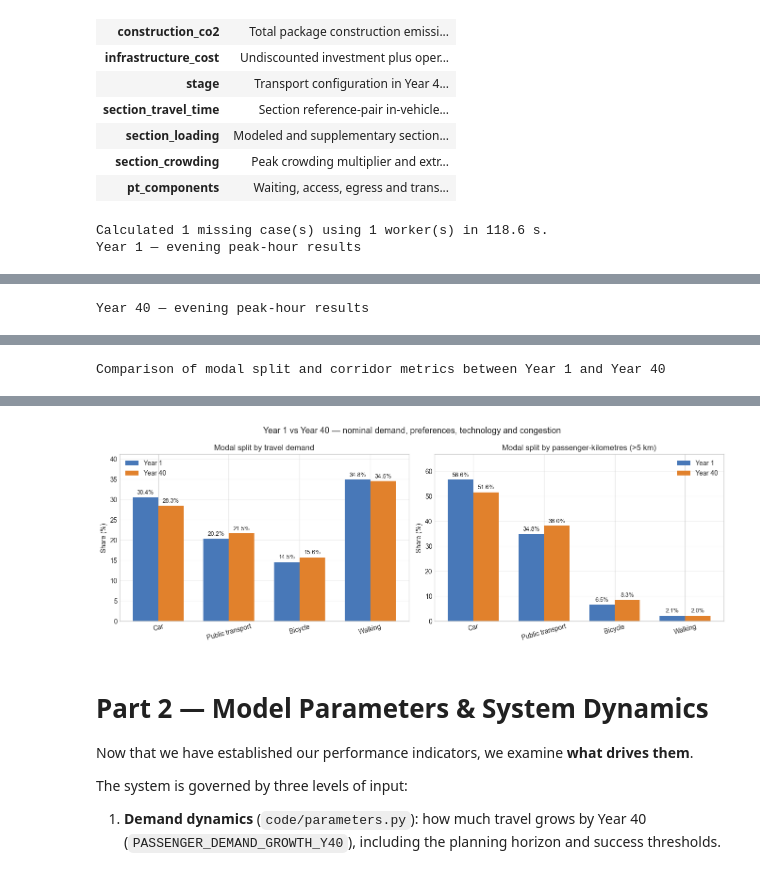
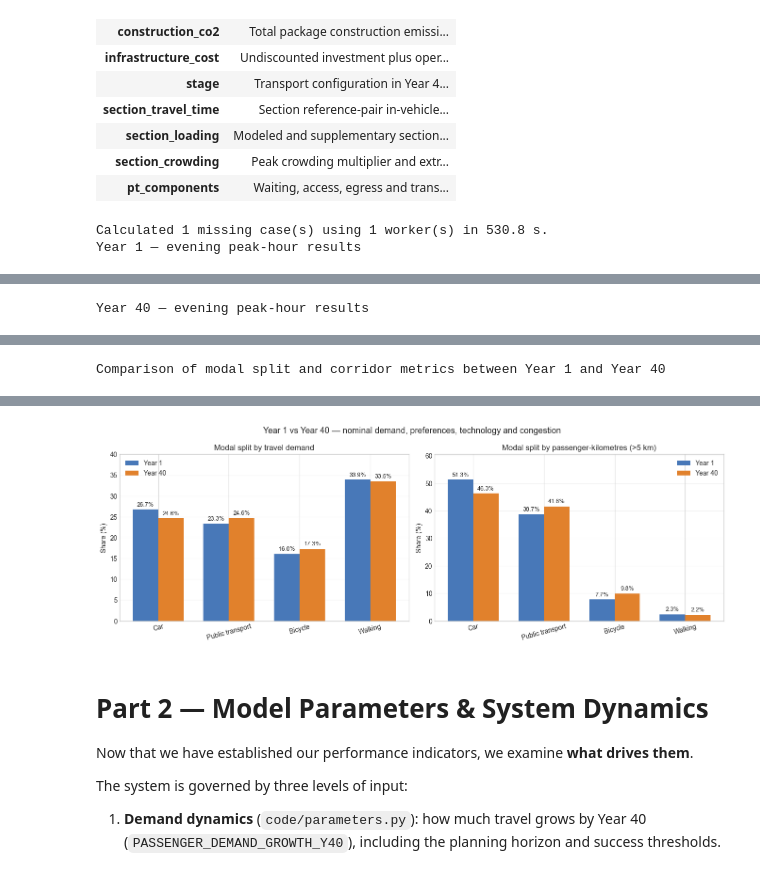
Before and after one commit to Ladina8/IP-HS26-MehrSpur-CaseStudy, a Jupyter notebook: notebooks/02_system_modeling.ipynb, the cells around one changed output, grey strips where cells are left out. Drawn from its saved outputs; the diff is of its cells as text; code cells hidden in the pictures.

```diff
--- a/notebooks/02_system_modeling.ipynb
+++ b/notebooks/02_system_modeling.ipynb
@@ -780,7 +780,7 @@ print(
 ASSIGNMENT_MODE_STATE = {"result": mode_result}
 ASSIGNMENT_UI, ASSIGNMENT_STATE = tmi.assignment_dashboard(
     ctx,
-    MEHRSPUR,
+    HUBFORCH,
     ASSIGNMENT_MODE_STATE,
     modal_feedback=False,  # isolate car traffic assignment first
 )
@@ -858,7 +868,7 @@ This is still a local-network approximation: only travel times on links within t
 # Run the same assignment controls with congestion-to-mode-choice feedback.
 COUPLED_ASSIGNMENT_UI, COUPLED_ASSIGNMENT_STATE = tmi.assignment_dashboard(
     ctx,
-    MEHRSPUR,
+    HUBFORCH,
     ASSIGNMENT_MODE_STATE,
     modal_feedback=True,
 )
@@ -878,7 +888,7 @@ def matching_dashboard(state, coupled):
     return (
         result is not None
         and state.get("context") is ctx
-        and state.get("corridor") is MEHRSPUR
+        and state.get("corridor") is HUBFORCH
         and state.get("mode_cache_key") == tuple(_assignment_mode_result.cache_key)
         and bool(result.diagnostics.get("modal_feedback", False)) == coupled
         and tmi.assignment_settings_match(result.diagnostics, ASSIGNMENT_OPTIONS,
@@ -890,7 +900,7 @@ def comparison_assignment(state, coupled):
         return state["result"]
     print(f"Calculating {'coupled' if coupled else 'fixed-demand'} assignment with shared settings...")
     runner = tmi.run_coupled_corridor_assignment if coupled else tmi.run_corridor_assignment
-    result = runner(ctx, MEHRSPUR, _assignment_mode_result,
+    result = runner(ctx,HUBFORCH, _assignment_mode_result,
         passthrough_fraction=tmi.DEFAULT_PASSTHROUGH_FRACTION,
         **tmi.assignment_solver_kwargs(ASSIGNMENT_OPTIONS, coupled=coupled))
     # Keep the interactive dashboard's own selected result separate.
@@ -917,7 +927,7 @@ if coupled_mode is None:
 zone_ids = (
     corridor_zones
     if "corridor_zones" in globals()
-    else MEHRSPUR.zone_ids
+    else HUBFORCH.zone_ids
 )
 
 fixed_metrics = tmi.extract_corridor_metrics(
@@ -1069,8 +1079,8 @@ NETWORK_FEEDBACK_DIFFERENCE_MAP = tmi.network_explorer(
             "column": "speed_difference_pct",
         },
     },
-    gates=MEHRSPUR.gates,
-    polygon=MEHRSPUR.polygon_gdf,
+    gates=HUBFORCH.gates,
+    polygon=HUBFORCH.polygon_gdf,
     title=(
         "Coupled modal-feedback MSA minus fixed-demand MSA — "
         "relative link differences only"
@@ -1110,7 +1121,7 @@ def run_combined_case(demand_multiplier):
 
     result = tmi.run_coupled_corridor_assignment(
         ctx,
-        MEHRSPUR,
+        HUBFORCH,
         mode_result,
         demand_multiplier=demand_multiplier,
         **tmi.assignment_solver_kwargs(ASSIGNMENT_OPTIONS),
@@ -1455,7 +1466,7 @@ YEAR_INPUTS = {
 
 def cache_key(label):
     return (
-        id(ctx), id(MEHRSPUR), id(base_mode_result),
+        id(ctx), id(HUBFORCH), id(base_mode_result),
         tuple(sorted((key, repr(value)) for key, value in ASSIGNMENT_OPTIONS.items())),
         tuple(sorted(YEAR_INPUTS[label].items())),
     )
@@ -1483,7 +1494,7 @@ def run_case(label):
     state = tmi.acquire_native_transport_state(
         ctx, base_mode_result, stage=0,
         corridor_municipalities=corridor_municipalities,
-        corridor_context=MEHRSPUR, assignment_settings=ASSIGNMENT_OPTIONS,
+        corridor_context=HUBFORCH, assignment_settings=ASSIGNMENT_OPTIONS,
         **YEAR_INPUTS[label],
     )
     return label, state["assignment_result"]
@@ -1507,15 +1518,15 @@ YEAR_SNAPSHOTS = globals().get("YEAR_SNAPSHOTS", {})
 for label, index in YEAR_CASES.items():
     year_params = uc.year_parameters(NOMINAL_PATHS, index)
     tmi.stage_year_snapshot(ctx, base_mode_result, stage_spec=stages[0],
-        corridor_context=MEHRSPUR, year_idx=index,
+        corridor_context=HUBFORCH, year_idx=index,
         g_cum=float(year_params["PASSENGER_DEMAND_GROWTH"]), params=year_params,
         assignment_settings=ASSIGNMENT_OPTIONS, snapshots=YEAR_SNAPSHOTS,
         transport_state=tmi.transport_state_from_mode(
-            ctx, YEAR_ASSIGNMENTS[label].mode_result, MEHRSPUR.zone_ids))
+            ctx, YEAR_ASSIGNMENTS[label].mode_result, HUBFORCH.zone_ids))
 
 def corridor_mask(matrix):
     labels = matrix.index.astype(str).to_numpy()
-    internal = np.isin(labels, np.asarray(MEHRSPUR.zone_ids, dtype=str))
+    internal = np.isin(labels, np.asarray(HUBFORCH.zone_ids, dtype=str))
     return internal[:, None] | internal[None, :]
 
 def weighted_minutes(od, times):
@@ -1563,7 +1574,7 @@ def mode_breakdown(assignment, car_co2_kg_per_vehicle_km):
         "Walking": weighted_minutes(od["walk"], tt.get("walk")),
     }
     metrics = tmi.extract_corridor_metrics(
-        ctx, result, corridor_zone_ids=MEHRSPUR.zone_ids,
+        ctx, result, corridor_zone_ids=HUBFORCH.zone_ids,
         p_co2_kg_per_km=float(car_co2_kg_per_vehicle_km), min_distance_km=5.0,
     )
     shares = {
@@ -1689,7 +1700,7 @@ if share_panels:
     fig.tight_layout()
     plt.show()
 # %% [output]
-Calculated 1 missing case(s) using 1 worker(s) in 118.6 s.
+Calculated 1 missing case(s) using 1 worker(s) in 530.8 s.
 Year 1 — evening peak-hour results
 |  | Peak Trips | Trip Share | PKM Share (>5 km) | Mode-choice journey time | Peak Road Congested Time (veh-h) | ... |
 | Mode |  |  |  |  |  | ... |
@@ -1723,4 +1734,4 @@ Comparison of modal split and corridor metrics between Year 1 and Year 40
-[figure, old version]
+[figure, new version]
 # %% [markdown]
 # Part 2 — Model Parameters & System Dynamics
 
```
Also changed, not shown: parts of 7 cells of this notebook.
